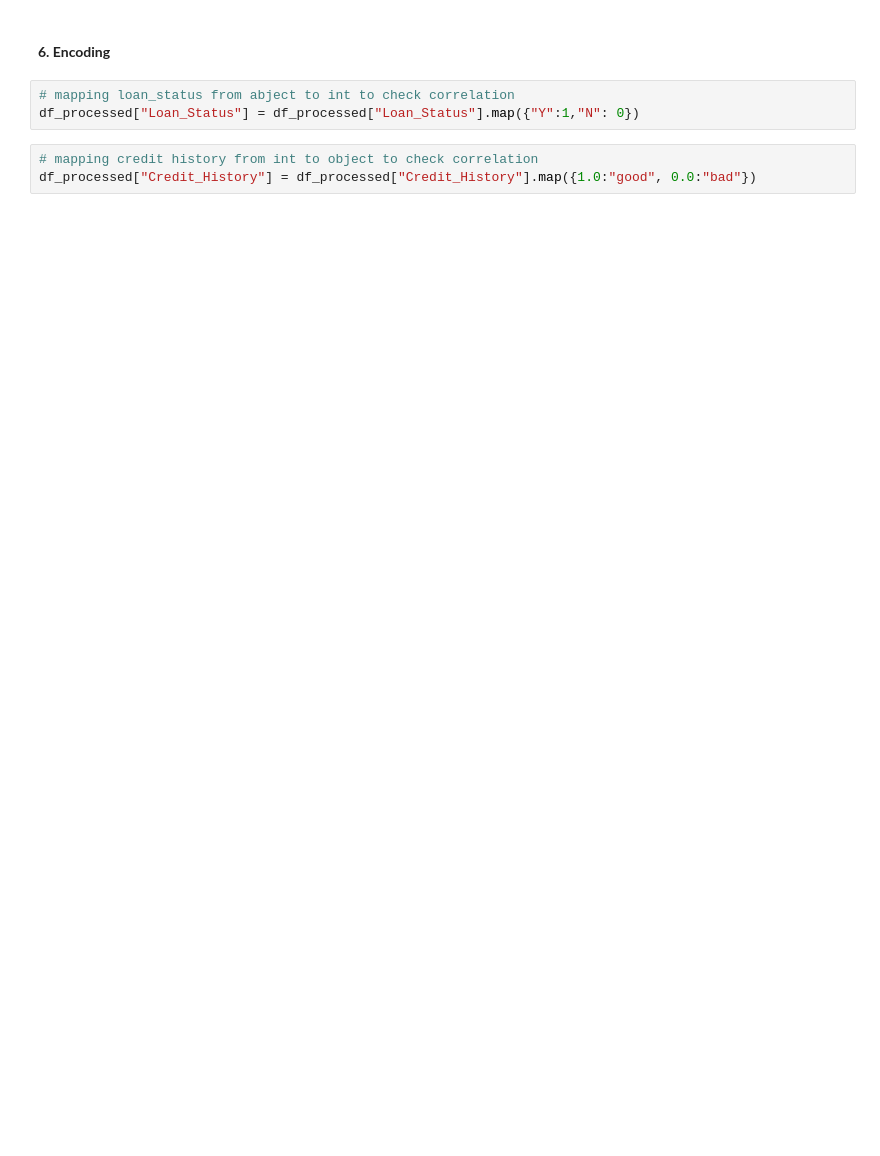
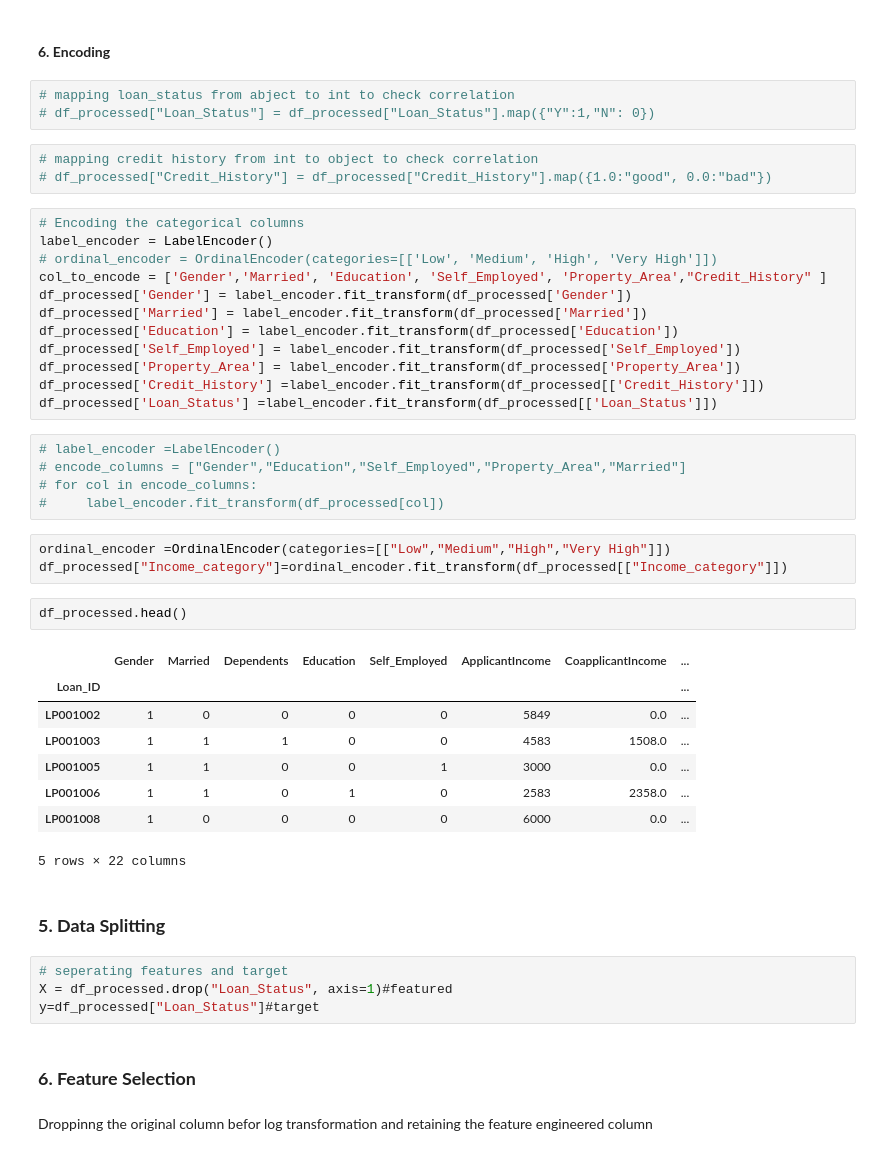
Before and after one commit to DuoDduo/Ai-Fellowship-module-3, a Jupyter notebook: Tasks/Task25/preprocessing.ipynb, the cells around one changed output. Saved outputs shown, nothing was run; the diff lists cells and outputs as text; blank space fills up the shorter version.

```diff
--- a/Tasks/Task25/preprocessing.ipynb
+++ b/Tasks/Task25/preprocessing.ipynb
@@ -529,7 +532,48 @@ Original Skewness: 2.736, Transformed Skewness: -0.195
 #### **6. Encoding**
 # %%
 # mapping loan_status from abject to int to check correlation
-df_processed["Loan_Status"] = df_processed["Loan_Status"].map({"Y":1,"N": 0})
+# df_processed["Loan_Status"] = df_processed["Loan_Status"].map({"Y":1,"N": 0})
 # %%
 # mapping credit history from int to object to check correlation
-df_processed["Credit_History"] = df_processed["Credit_History"].map({1.0:"good", 0.0:"bad"})
+# df_processed["Credit_History"] = df_processed["Credit_History"].map({1.0:"good", 0.0:"bad"})
+# %%
+# Encoding the categorical columns
+label_encoder = LabelEncoder()
+# ordinal_encoder = OrdinalEncoder(categories=[['Low', 'Medium', 'High', 'Very High']])
+col_to_encode = ['Gender','Married', 'Education', 'Self_Employed', 'Property_Area',"Credit_History" ]
+df_processed['Gender'] = label_encoder.fit_transform(df_processed['Gender'])
+df_processed['Married'] = label_encoder.fit_transform(df_processed['Married'])
+df_processed['Education'] = label_encoder.fit_transform(df_processed['Education'])
+df_processed['Self_Employed'] = label_encoder.fit_transform(df_processed['Self_Employed'])
+df_processed['Property_Area'] = label_encoder.fit_transform(df_processed['Property_Area'])
+df_processed['Credit_History'] =label_encoder.fit_transform(df_processed[['Credit_History']])
+df_processed['Loan_Status'] =label_encoder.fit_transform(df_processed[['Loan_Status']])
+# %%
+# label_encoder =LabelEncoder()
+# encode_columns = ["Gender","Education","Self_Employed","Property_Area","Married"]
+# for col in encode_columns:
+#     label_encoder.fit_transform(df_processed[col])
+# %%
+ordinal_encoder =OrdinalEncoder(categories=[["Low","Medium","High","Very High"]])
+df_processed["Income_category"]=ordinal_encoder.fit_transform(df_processed[["Income_category"]])
+# %%
+df_processed.head()
+# %% [output]
+|  | Gender | Married | Dependents | Education | Self_Employed | ApplicantIncome | CoapplicantIncome | ... |
+| Loan_ID |  |  |  |  |  |  |  | ... |
+| LP001002 | 1 | 0 | 0 | 0 | 0 | 5849 | 0.0 | ... |
+| LP001003 | 1 | 1 | 1 | 0 | 0 | 4583 | 1508.0 | ... |
+| LP001005 | 1 | 1 | 0 | 0 | 1 | 3000 | 0.0 | ... |
+| LP001006 | 1 | 1 | 0 | 1 | 0 | 2583 | 2358.0 | ... |
+| LP001008 | 1 | 0 | 0 | 0 | 0 | 6000 | 0.0 | ... |
+5 rows × 22 columns
+# %% [markdown]
+### **5. Data Splitting**
+# %%
+# seperating features and target
+X = df_processed.drop("Loan_Status", axis=1)#featured
+y=df_processed["Loan_Status"]#target
+# %% [markdown]
+### **6. Feature Selection**
+# %% [markdown]
+Droppinng the original column befor log transformation and retaining the feature engineered column
```
Also changed, not shown: parts of 26 cells of this notebook, 10 other files.
